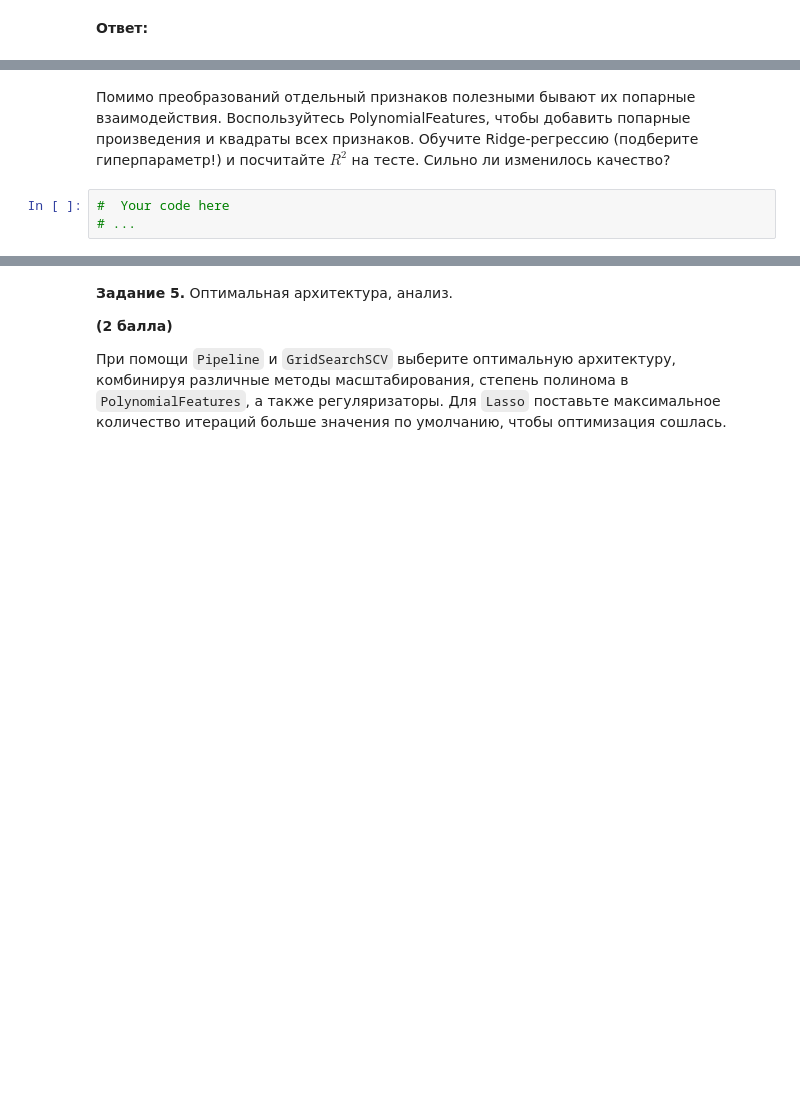
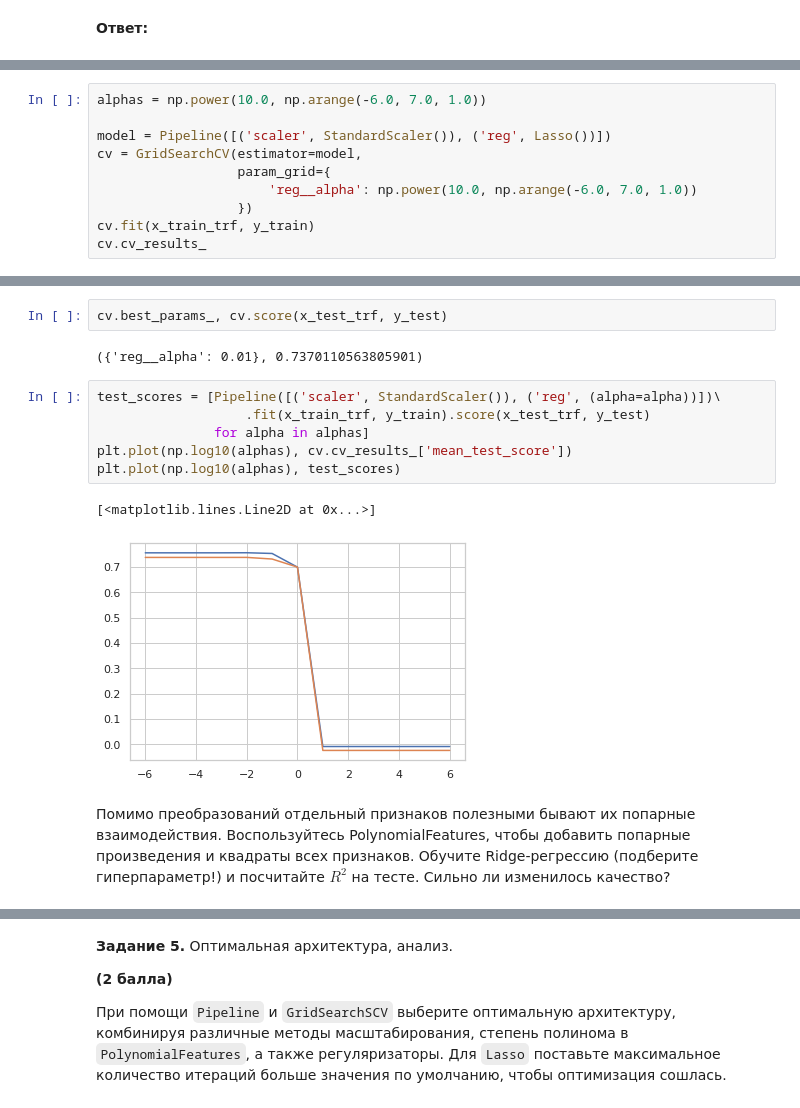
Before and after one commit to rkhomenko/ml-course-hse-tasks, a Jupyter notebook: practice/homework-practice-02.ipynb, the cells around one changed output, grey strips where cells are left out. Drawn from its saved outputs; the diff is of its cells as text; blank space fills up the shorter version.

```diff
--- a/practice/homework-practice-02.ipynb
+++ b/practice/homework-practice-02.ipynb
@@ -490,0 +541,10 @@ __Ответ:__
+# %%
+alphas = np.power(10.0, np.arange(-6.0, 7.0, 1.0))
+
+model = Pipeline([('scaler', StandardScaler()), ('reg', Lasso())])
+cv = GridSearchCV(estimator=model,
+                  param_grid={
+                      'reg__alpha': np.power(10.0, np.arange(-6.0, 7.0, 1.0))
+                  })
+cv.fit(x_train_trf, y_train)
+cv.cv_results_
@@ -491,5 +569,15 @@ __Ответ:__
+# %%
+cv.best_params_, cv.score(x_test_trf, y_test)
+# %% [output]
+({'reg__alpha': 0.01}, 0.7370110563805901)
+# %%
+test_scores = [Pipeline([('scaler', StandardScaler()), ('reg', (alpha=alpha))])\
+                   .fit(x_train_trf, y_train).score(x_test_trf, y_test)
+               for alpha in alphas]
+plt.plot(np.log10(alphas), cv.cv_results_['mean_test_score'])
+plt.plot(np.log10(alphas), test_scores)
+# %% [output]
+[<matplotlib.lines.Line2D at 0x...>]
+[figure, added]
 # %% [markdown]
 Помимо преобразований отдельный признаков полезными бывают их попарные взаимодействия. Воспользуйтесь PolynomialFeatures, чтобы добавить попарные произведения и квадраты всех признаков. Обучите Ridge-регрессию (подберите гиперпараметр!) и посчитайте $R^2$ на тесте. Сильно ли изменилось качество?
-# %%
-#  Your code here
-# ...
```
Also changed, not shown: parts of 22 cells of this notebook.
